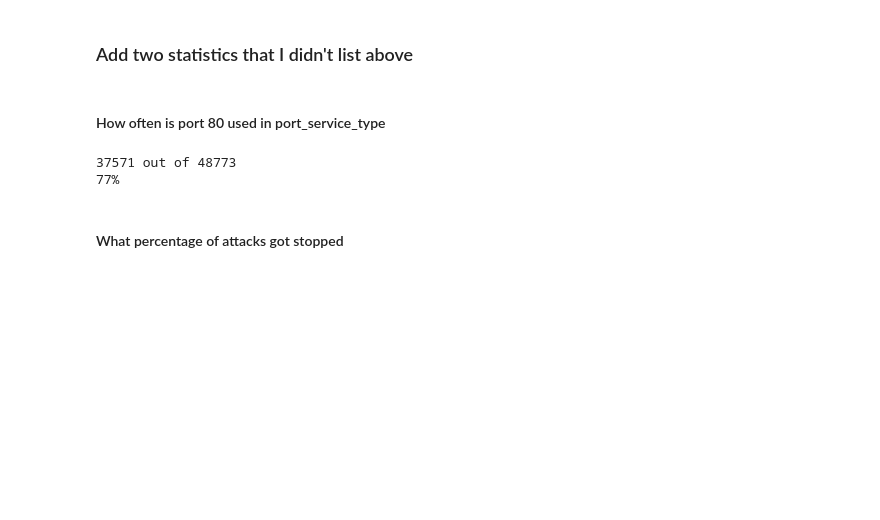
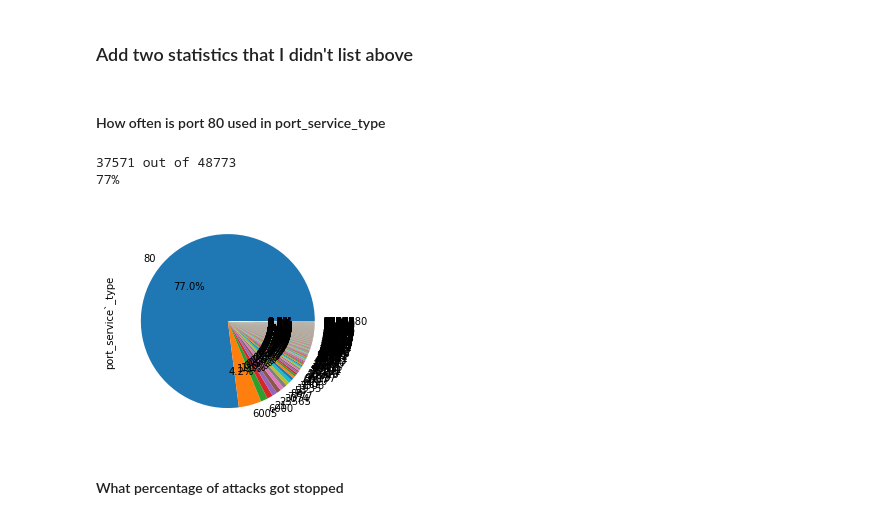
Before and after one commit to NijeboerFrank/jupyter-assignment-3, a Jupyter notebook: assignment2.ipynb, the cells around one changed output. Cells and saved outputs as stored; diff of their text form; code cells hidden in the pictures; blank space fills up the shorter version.

```diff
--- a/assignment2.ipynb
+++ b/assignment2.ipynb
@@ -105,10 +113,15 @@ print(len(kreb_attacks))
 # %%
 port80_attacks = attack_df[attack_df['port_service`_type']==80]
 print(str(len(port80_attacks)) + ' out of ' + str(len(attack_entries)))
 print(str(int(len(port80_attacks)/len(attack_entries)*100))+'%')
+
+port80_plot = attack_df["port_service`_type"].value_counts()
+port80_plot.plot.pie(autopct='%1.1f%%')
+plt.show()
 # %% [output]
 37571 out of 48773
 77%
+[figure, added]
 # %% [markdown]
 #### What percentage of attacks got stopped
 # %%
```
Also changed, not shown: parts of 4 cells of this notebook.
